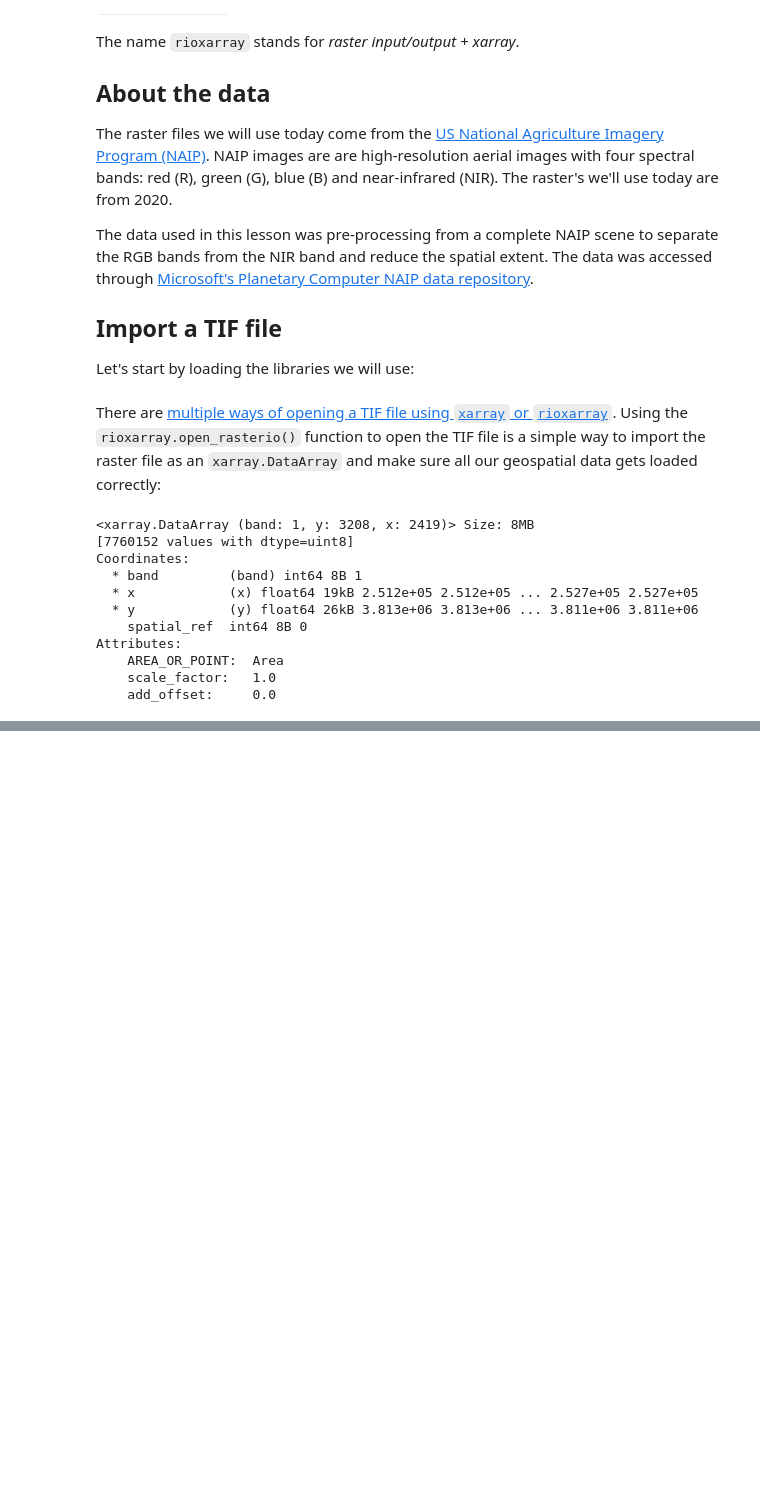
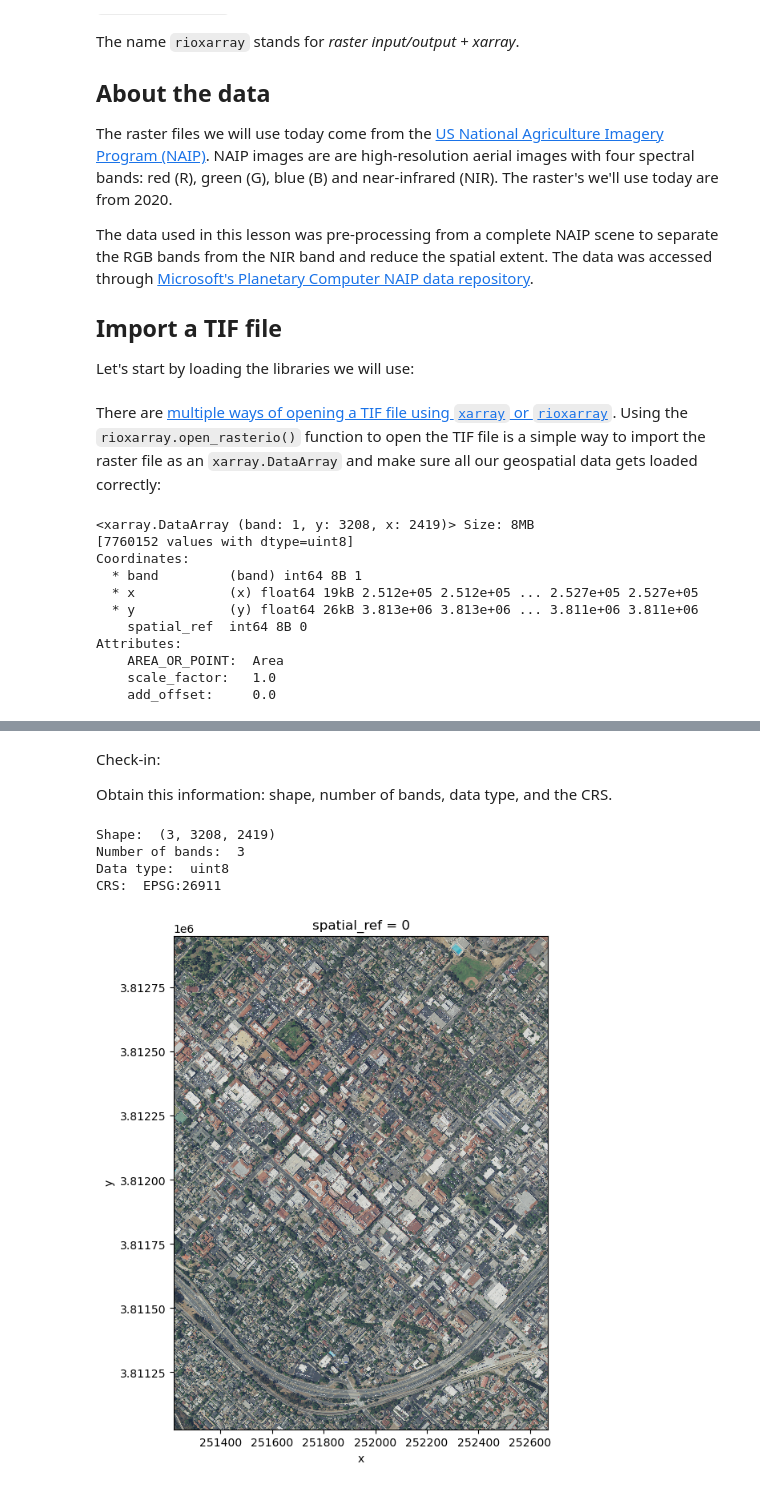
Before and after one commit to karolinasienko/eds220-in-class, a Jupyter notebook: week8/week-8-rioxarray-STUDENTS.ipynb, the cells around one changed output, grey strips where cells are left out. Drawn from its saved outputs; the diff is of its cells as text; code cells hidden in the pictures; blank space fills up the shorter version.

```diff
--- a/week8/week-8-rioxarray-STUDENTS.ipynb
+++ b/week8/week-8-rioxarray-STUDENTS.ipynb
@@ -50,0 +111,5 @@ root
+# %%
+# Import NIR TIF file
+fp = os.path.join('..', 'data', 'NAIP_SB_rgb.tif')
+rgb = rioxr.open_rasterio(fp)
+rgb
@@ -50,0 +128,20 @@ root
+# %% [markdown]
+Check-in:
+
+Obtain this information: shape, number of bands, data type, and the CRS.
+# %%
+print('Shape: ', rgb.shape)
+print('Number of bands: ', rgb.rio.count)
+print('Data type: ', rgb.dtype)
+print('CRS: ', rgb.rio.crs)
+# %% [output]
+Shape:  (3, 3208, 2419)
+Number of bands:  3
+Data type:  uint8
+CRS:  EPSG:26911
+# %%
+# Plot three bands as RGB image
+rgb_aspect_ratio = rgb.rio.width / rgb.rio.height # Raster's aspect ratio
+rgb.plot.imshow(figsize=(8*rgb_aspect_ratio,8));
+# %% [output]
+[figure, added]
```
Also changed, not shown: parts of 23 cells of this notebook.
